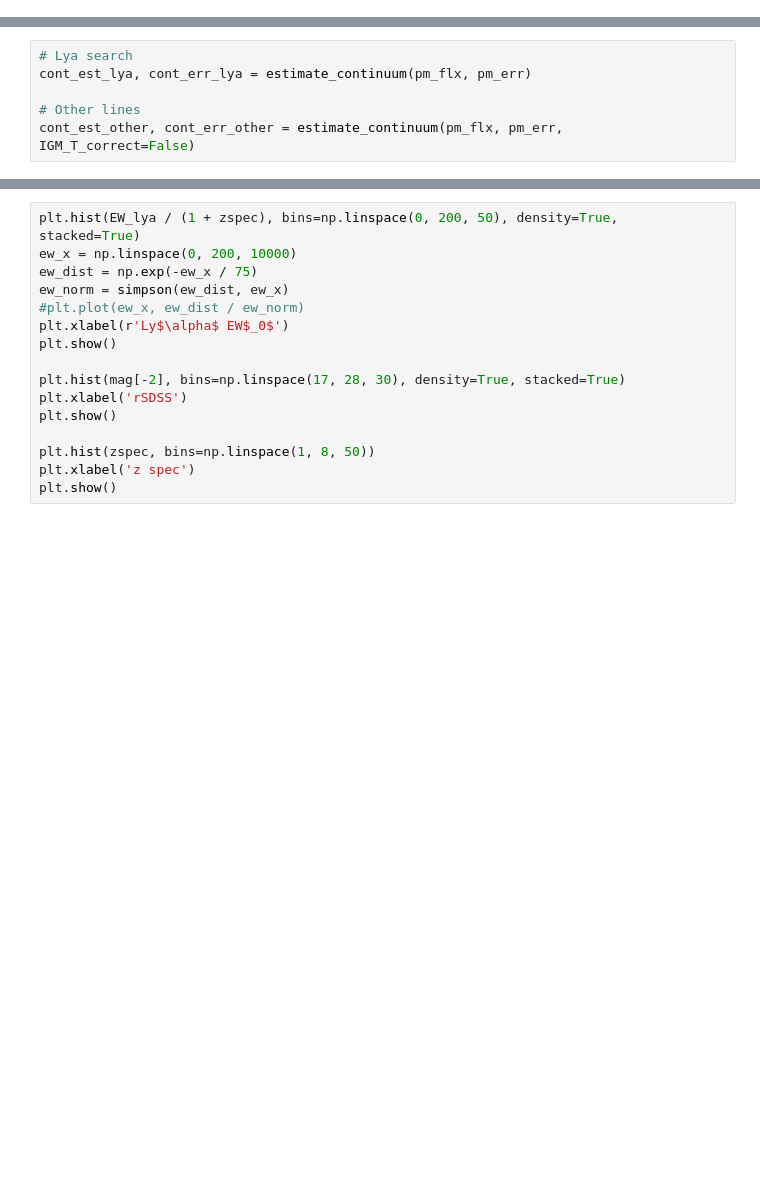
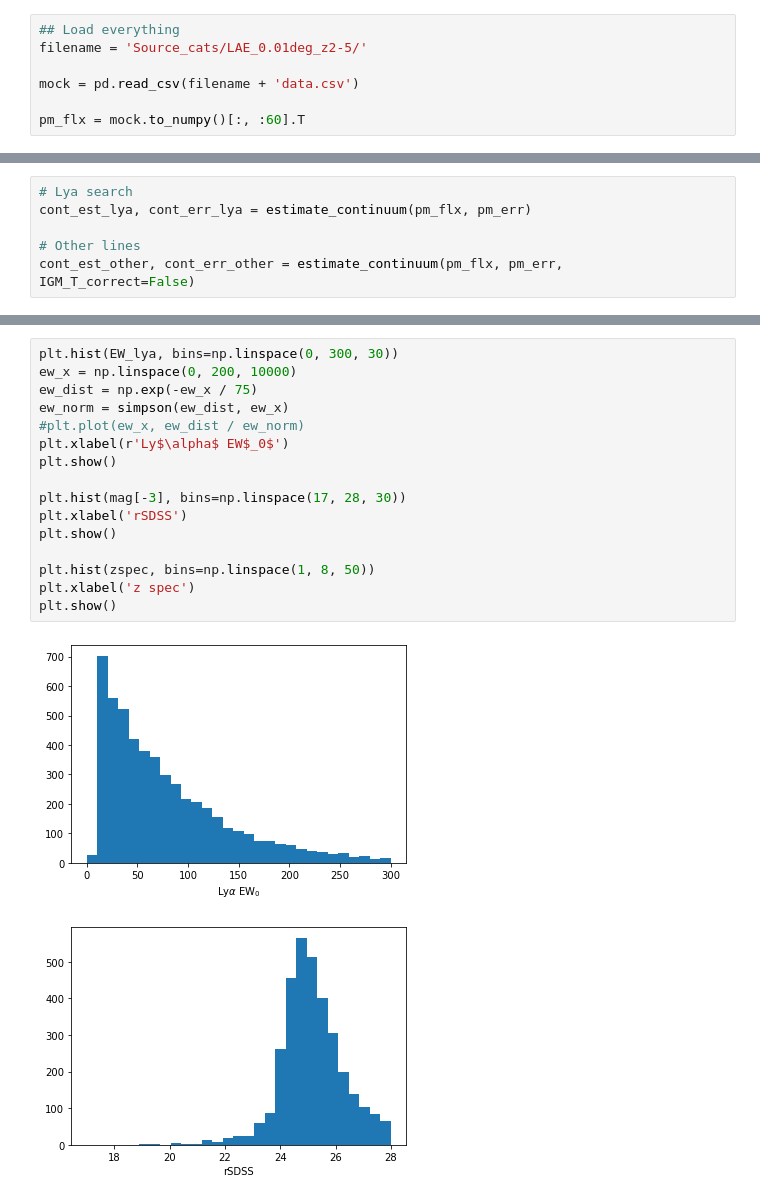
Before and after one commit to totoal/LAEs, a Jupyter notebook: completeness_sfg_2D.ipynb, the cells around one changed output, grey strips where cells are left out. Saved outputs shown, nothing was run; the diff lists cells and outputs as text; blank space fills up the shorter version.

```diff
--- a/completeness_sfg_2D.ipynb
+++ b/completeness_sfg_2D.ipynb
@@ -53,3 +10,10 @@ w_central = central_wavelength()
+# %%
+## Load everything
+filename = 'Source_cats/LAE_0.01deg_z2-5/'
+
+mock = pd.read_csv(filename + 'data.csv')
+
+pm_flx = mock.to_numpy()[:, :60].T
 # %%
 EW_lya = mock['EW_Arr']
 
@@ -132,16 +127,19 @@ completeness = rightz_grid / N_target
 # %%
-plt.hist(EW_lya / (1 + zspec), bins=np.linspace(0, 200, 50), density=True, stacked=True)
+plt.hist(EW_lya, bins=np.linspace(0, 300, 30))
 ew_x = np.linspace(0, 200, 10000)
 ew_dist = np.exp(-ew_x / 75)
 ew_norm = simpson(ew_dist, ew_x)
 #plt.plot(ew_x, ew_dist / ew_norm)
 plt.xlabel(r'Ly$\alpha$ EW$_0$')
 plt.show()
 
-plt.hist(mag[-2], bins=np.linspace(17, 28, 30), density=True, stacked=True)
+plt.hist(mag[-3], bins=np.linspace(17, 28, 30))
 plt.xlabel('rSDSS')
 plt.show()
 
 plt.hist(zspec, bins=np.linspace(1, 8, 50))
 plt.xlabel('z spec')
 plt.show()
+# %% [output]
+[figure, added]
+[figure, added]
```
Also changed, not shown: parts of 11 cells of this notebook, 3 other files.
